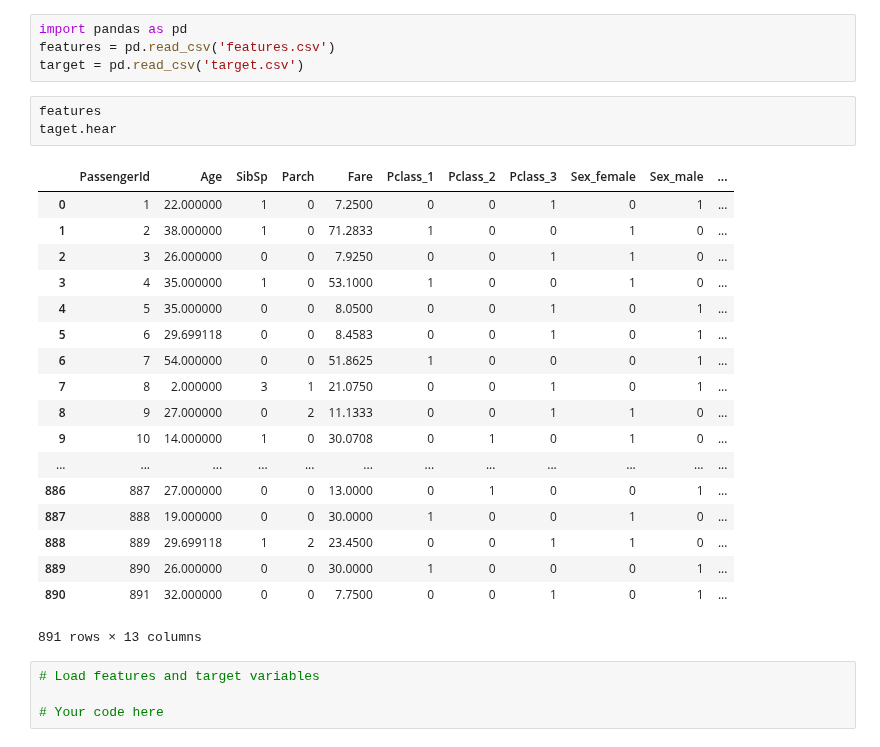
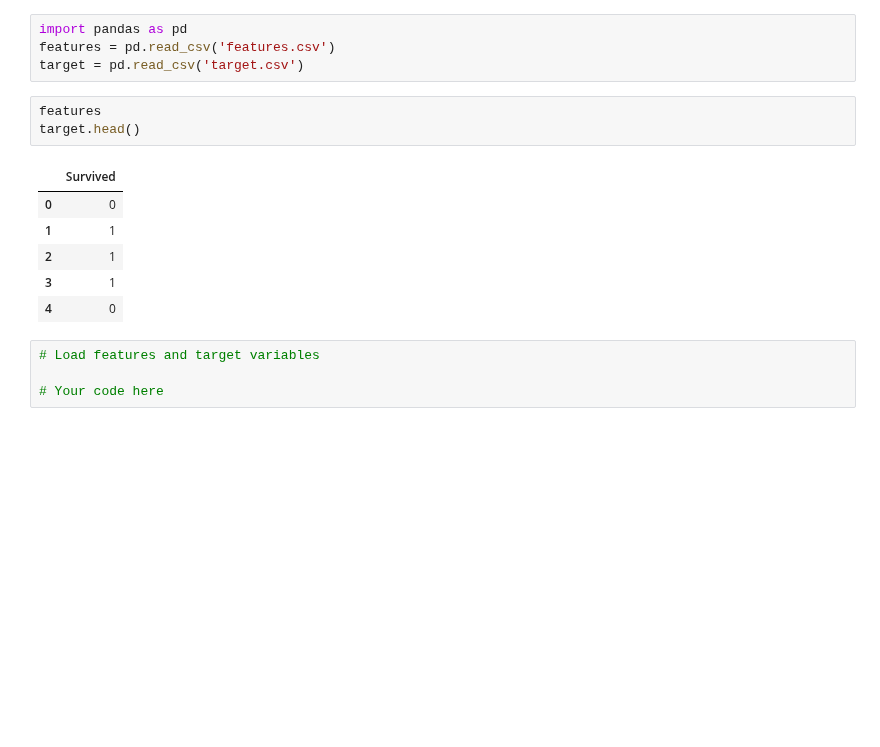
Before and after one commit to Gittekken/dsc-3-31-08-decision-tree-pruning-hyperparameter-optimization-lab-nyc-ds-career-012819, a Jupyter notebook: index.ipynb, the cells around one changed output. Drawn from its saved outputs; the diff is of its cells as text; blank space fills up the shorter version.

```diff
--- a/index.ipynb
+++ b/index.ipynb
@@ -33,28 +33,16 @@ In the repo, we have made titanic dataset , all cleaned up and pre-processed for
 import pandas as pd
 features = pd.read_csv('features.csv')
 target = pd.read_csv('target.csv')
-# %%
-features
-taget.hear
-# %% [output]
-|  | PassengerId | Age | SibSp | Parch | Fare | Pclass_1 | Pclass_2 | Pclass_3 | Sex_female | Sex_male | ... |
-| 0 | 1 | 22.000000 | 1 | 0 | 7.2500 | 0 | 0 | 1 | 0 | 1 | ... |
-| 1 | 2 | 38.000000 | 1 | 0 | 71.2833 | 1 | 0 | 0 | 1 | 0 | ... |
-| 2 | 3 | 26.000000 | 0 | 0 | 7.9250 | 0 | 0 | 1 | 1 | 0 | ... |
-| 3 | 4 | 35.000000 | 1 | 0 | 53.1000 | 1 | 0 | 0 | 1 | 0 | ... |
-| 4 | 5 | 35.000000 | 0 | 0 | 8.0500 | 0 | 0 | 1 | 0 | 1 | ... |
-| 5 | 6 | 29.699118 | 0 | 0 | 8.4583 | 0 | 0 | 1 | 0 | 1 | ... |
-| 6 | 7 | 54.000000 | 0 | 0 | 51.8625 | 1 | 0 | 0 | 0 | 1 | ... |
-| 7 | 8 | 2.000000 | 3 | 1 | 21.0750 | 0 | 0 | 1 | 0 | 1 | ... |
-| 8 | 9 | 27.000000 | 0 | 2 | 11.1333 | 0 | 0 | 1 | 1 | 0 | ... |
-| 9 | 10 | 14.000000 | 1 | 0 | 30.0708 | 0 | 1 | 0 | 1 | 0 | ... |
-| ... | ... | ... | ... | ... | ... | ... | ... | ... | ... | ... | ... |
-| 886 | 887 | 27.000000 | 0 | 0 | 13.0000 | 0 | 1 | 0 | 0 | 1 | ... |
-| 887 | 888 | 19.000000 | 0 | 0 | 30.0000 | 1 | 0 | 0 | 1 | 0 | ... |
-| 888 | 889 | 29.699118 | 1 | 2 | 23.4500 | 0 | 0 | 1 | 1 | 0 | ... |
-| 889 | 890 | 26.000000 | 0 | 0 | 30.0000 | 1 | 0 | 0 | 0 | 1 | ... |
-| 890 | 891 | 32.000000 | 0 | 0 | 7.7500 | 0 | 0 | 1 | 0 | 1 | ... |
-891 rows × 13 columns
+# %%
+features
+target.head()
+# %% [output]
+|  | Survived |
+| 0 | 0 |
+| 1 | 1 |
+| 2 | 1 |
+| 3 | 1 |
+| 4 | 0 |
 # %%
 # Load features and target variables
 
```
